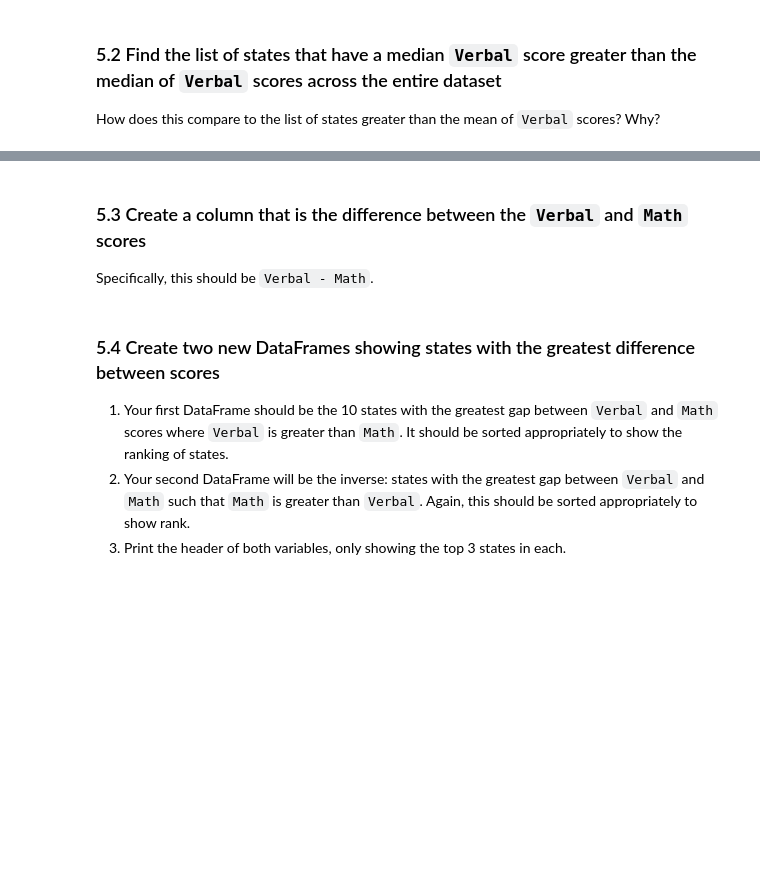
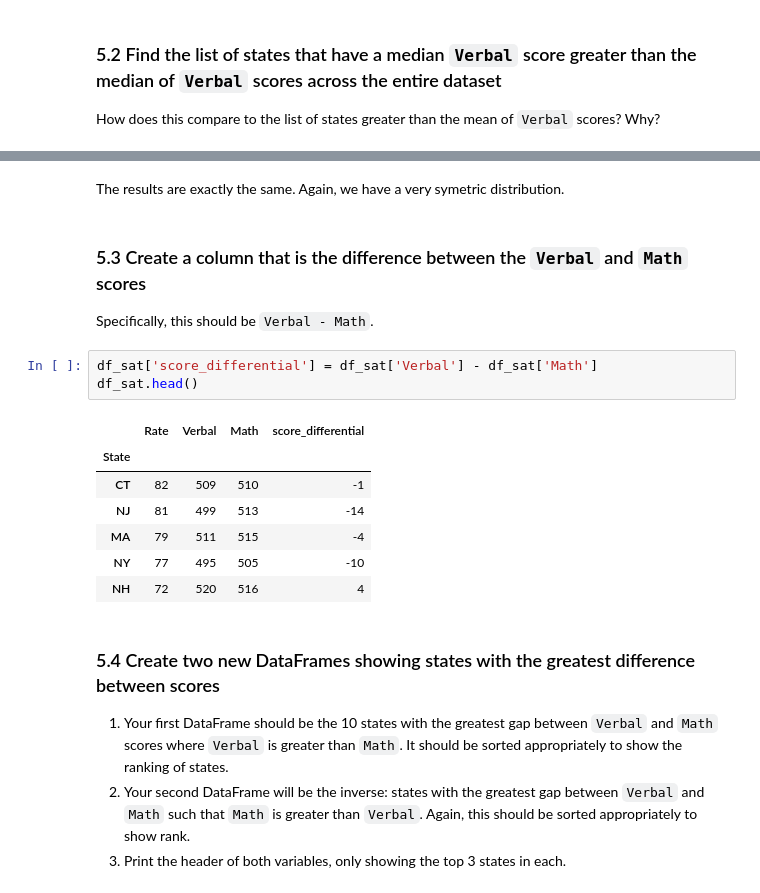
Before and after one commit to t-brewer/sats_and_drugs, a Jupyter notebook: project-02-v2-starter-code.ipynb, the cells around one changed output, grey strips where cells are left out. Drawn from its saved outputs; the diff is of its cells as text; blank space fills up the shorter version.

```diff
--- a/project-02-v2-starter-code.ipynb
+++ b/project-02-v2-starter-code.ipynb
@@ -562,7 +593,20 @@ How does this compare to the list of states greater than the mean of `Verbal` sc
+# %% [markdown]
+The results are exactly the same.  Again, we have a very symetric distribution.
 # %% [markdown]
 ### 5.3 Create a column that is the difference between the `Verbal` and `Math` scores
 
 Specifically, this should be `Verbal - Math`.
+# %%
+df_sat['score_differential'] = df_sat['Verbal'] - df_sat['Math']
+df_sat.head()
+# %% [output]
+|  | Rate | Verbal | Math | score_differential |
+| State |  |  |  |  |
+| CT | 82 | 509 | 510 | -1 |
+| NJ | 81 | 499 | 513 | -14 |
+| MA | 79 | 511 | 515 | -4 |
+| NY | 77 | 495 | 505 | -10 |
+| NH | 72 | 520 | 516 | 4 |
 # %% [markdown]
 ### 5.4 Create two new DataFrames showing states with the greatest difference between scores
 
```
Also changed, not shown: parts of 12 cells of this notebook.
